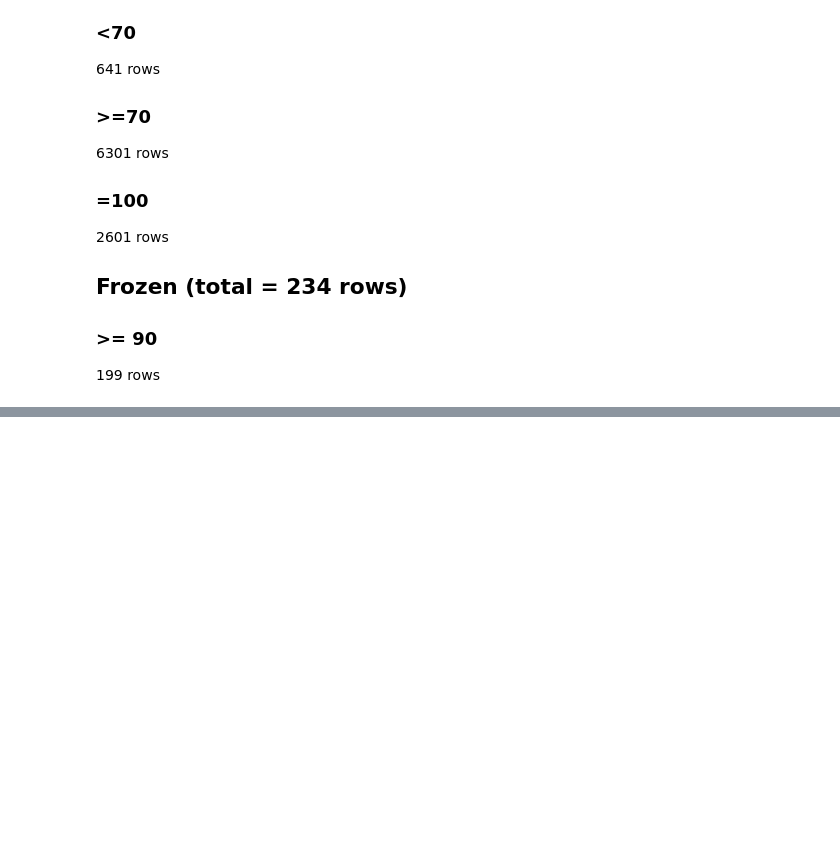
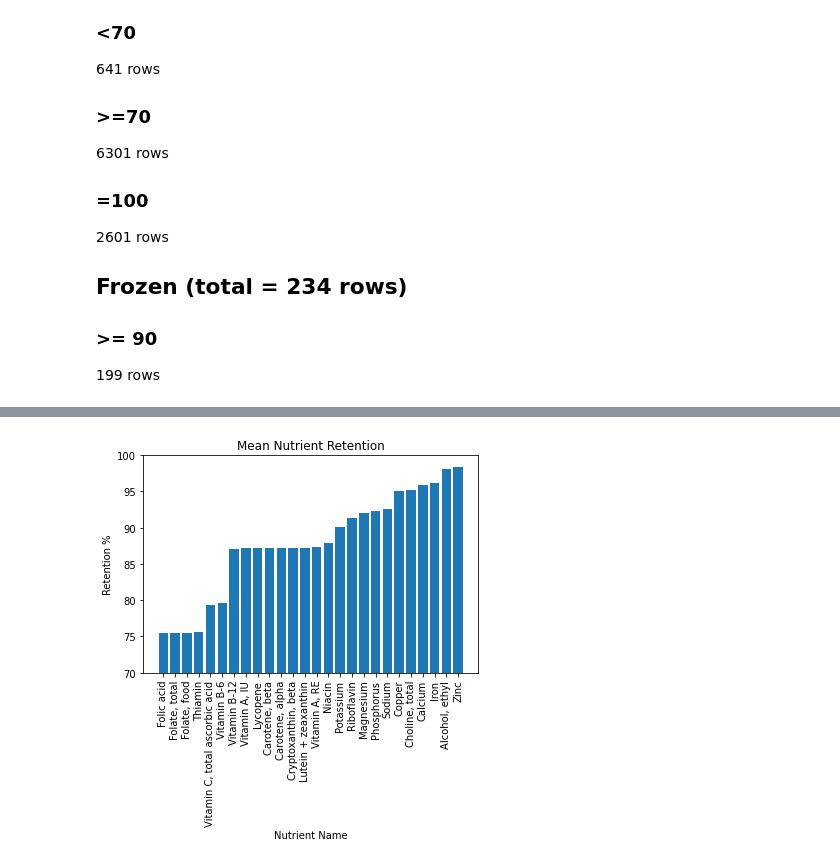
Before and after one commit to Lopotowsky/nutrient_retention, a Jupyter notebook: nutrient_retention_practice.ipynb, the cells around one changed output, grey strips where cells are left out. Cells and saved outputs as stored; diff of their text form; code cells hidden in the pictures; blank space fills up the shorter version.

Commit message:
added bar plots to visualize filtering. Next investigation will be into why sweet potatoes have less nutrient retention when fried compared to regular potatoes.

```diff
--- a/nutrient_retention_practice.ipynb
+++ b/nutrient_retention_practice.ipynb
@@ -80,2 +278,17 @@ plt.bar(names, values)
+# %%
+grouped = nr.groupby(by="nutrient_desc")
+mean = grouped['retn_factor'].mean().sort_values()
+x = mean.index
+y = mean.values
+fig, ax=plt.subplots()
+plt.bar(x,y)
+ax.set_ylim(70,100)
+plt.title('Mean Nutrient Retention')
+plt.ylabel('Retention %')
+plt.xlabel('Nutrient Name')
+plt.xticks(rotation = 90)
+plt.show()
+# %% [output]
+[figure, added]
 # %%
 rootveg=nr.loc[nr['food_type']=='VEG/ROOTS']
```
Also changed, not shown: parts of 26 cells of this notebook.
